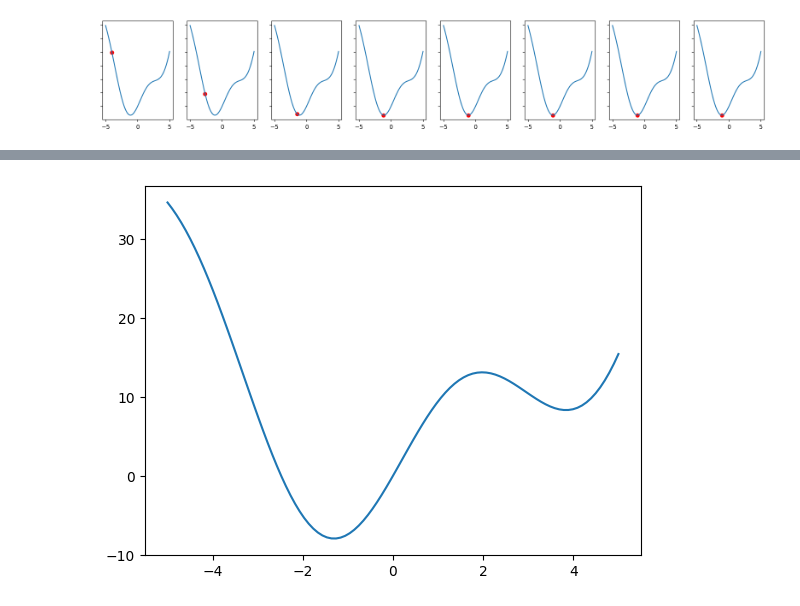
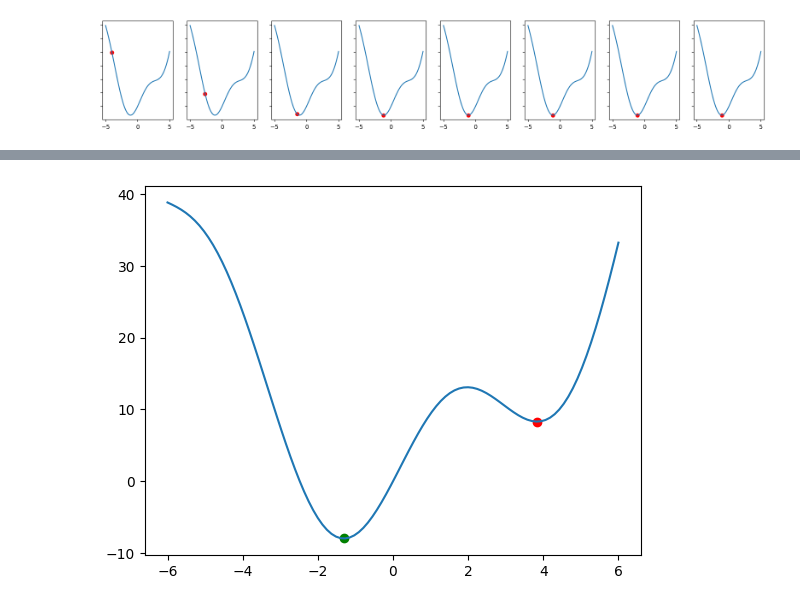
Before and after one commit to xbaotg/LearningML, a Jupyter notebook: Algorithms/GradientDescent/main.ipynb, the cells around one changed output, grey strips where cells are left out. Saved outputs shown, nothing was run; the diff lists cells and outputs as text; code cells hidden in the pictures.

Commit message:
Gradient Descent: Native, Momentum

```diff
--- a/Algorithms/GradientDescent/main.ipynb
+++ b/Algorithms/GradientDescent/main.ipynb
@@ -98,8 +98,44 @@ print(w)
 # %%
 # Gradient Descent with Momentum
-X = np.linspace(-5, 5, 100)
+X = np.linspace(-6, 6, 100)
 y = X ** 2 + 10 * np.sin(X)
 
-plt.plot(X, y);
+plt.plot(X, y)
+
+learning_rate = 0.01
+
+
+def grad(x):
+    return 2 * x + 10 * np.cos(x)
+
+
+def f(x):
+    return x ** 2 + 10 * np.sin(x)
+
+
+# Without momentum
+x = 6
+
+for _ in range(100):
+    if abs(grad(x)) < 1e-3:
+        break
+
+    x -= learning_rate * grad(x)
+
+plt.scatter(x, f(x), c="r")
+
+
+# With momentum
+x = 6
+v = 0
+
+for _ in range(100):
+    if abs(grad(x)) < 1e-3:
+        break
+
+    v = 0.9 * v + learning_rate * grad(x)
+    x -= v
+
+plt.scatter(x, f(x), c="g");
 # %% [output]
-[figure, old version]
+[figure, new version]
```
Also changed, not shown: parts of 1 cell of this notebook.
